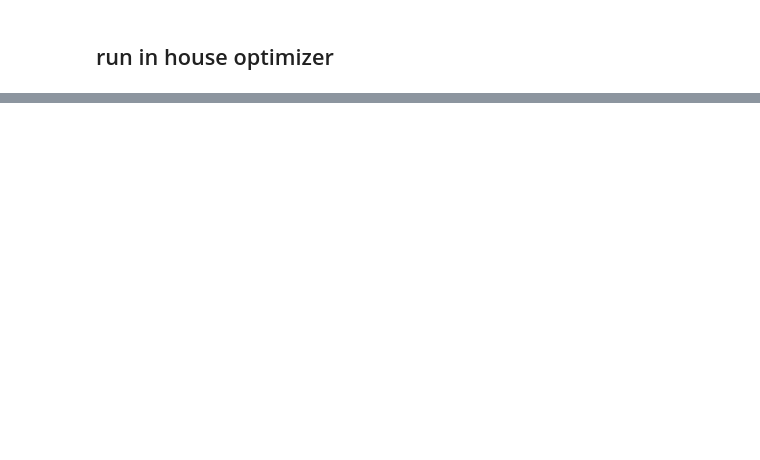
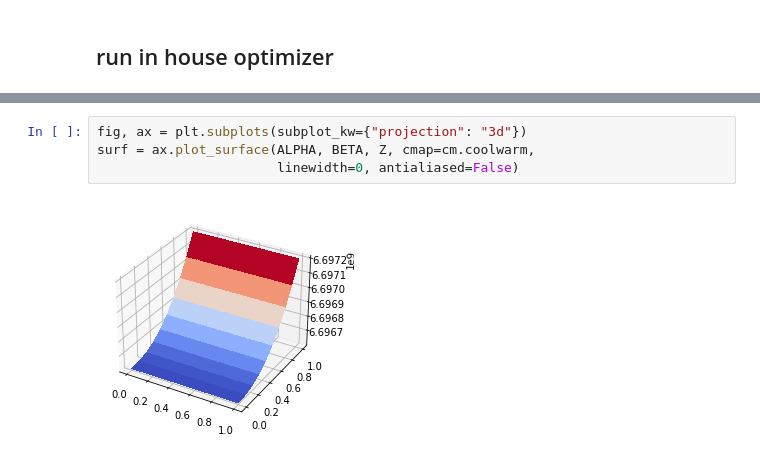
Before and after one commit to torbensun/Modeling-Of-Epidemics-With-Compartmental-And-Network-Models, a Jupyter notebook: Optimierung.ipynb, the cells around one changed output, grey strips where cells are left out. Drawn from its saved outputs; the diff is of its cells as text; blank space fills up the shorter version.

```diff
--- a/Optimierung.ipynb
+++ b/Optimierung.ipynb
@@ -547,0 +578,6 @@ optimale Parameter:  [0.0003999749199999897, 0.06675752042857142]
+# %%
+fig, ax = plt.subplots(subplot_kw={"projection": "3d"})
+surf = ax.plot_surface(ALPHA, BETA, Z, cmap=cm.coolwarm,
+                       linewidth=0, antialiased=False)
+# %% [output]
+[figure, added]
```
Also changed, not shown: parts of 9 cells of this notebook.
